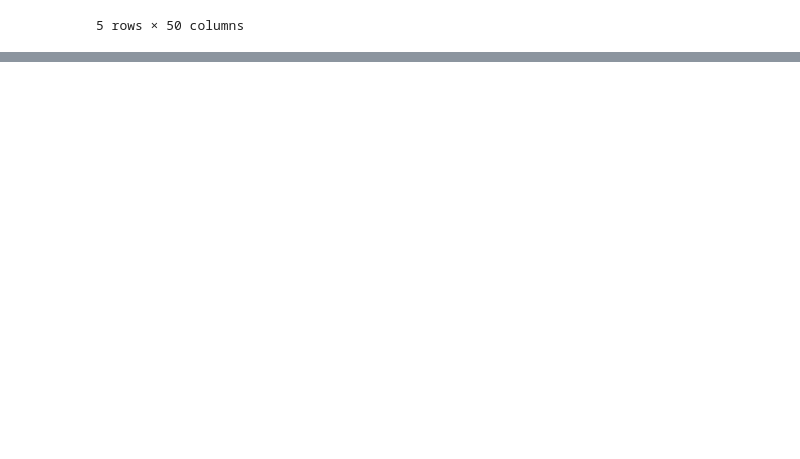
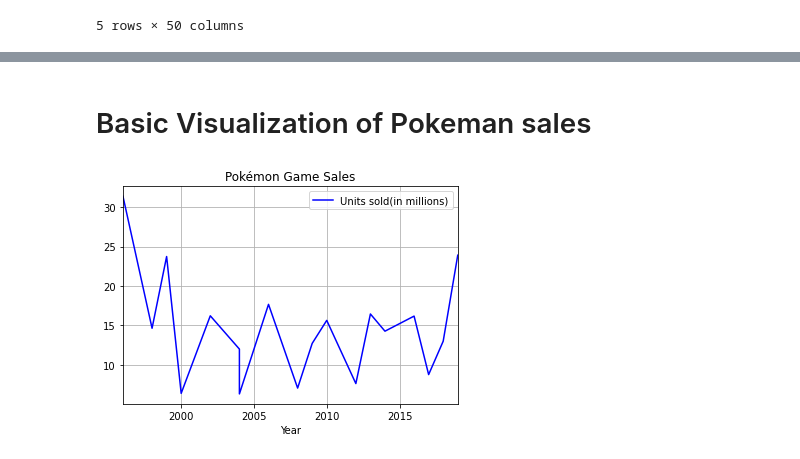
Before and after one commit to moesteelo/Interactive_Visualizations-With-Python, a Jupyter notebook: Interactive Charts .ipynb, the cells around one changed output, grey strips where cells are left out. Drawn from its saved outputs; the diff is of its cells as text; code cells hidden in the pictures; blank space fills up the shorter version.

```diff
--- a/Interactive Charts .ipynb
+++ b/Interactive Charts .ipynb
@@ -31,0 +30,3 @@ sales = pd.review
+# %%
+sales = pd.read_csv('Data Sources/games_sales.csv')
+sales.head()
@@ -31,0 +40,6 @@ sales = pd.review
+# %% [markdown]
+# Basic Visualization of Pokeman sales
+# %%
+sales.plot(kind='line', x='Year', y='Units sold(in millions)', color='blue', grid=True, title='Pokémon Game Sales');
+# %% [output]
+[figure, added]
```
Also changed, not shown: parts of 3 cells of this notebook.
